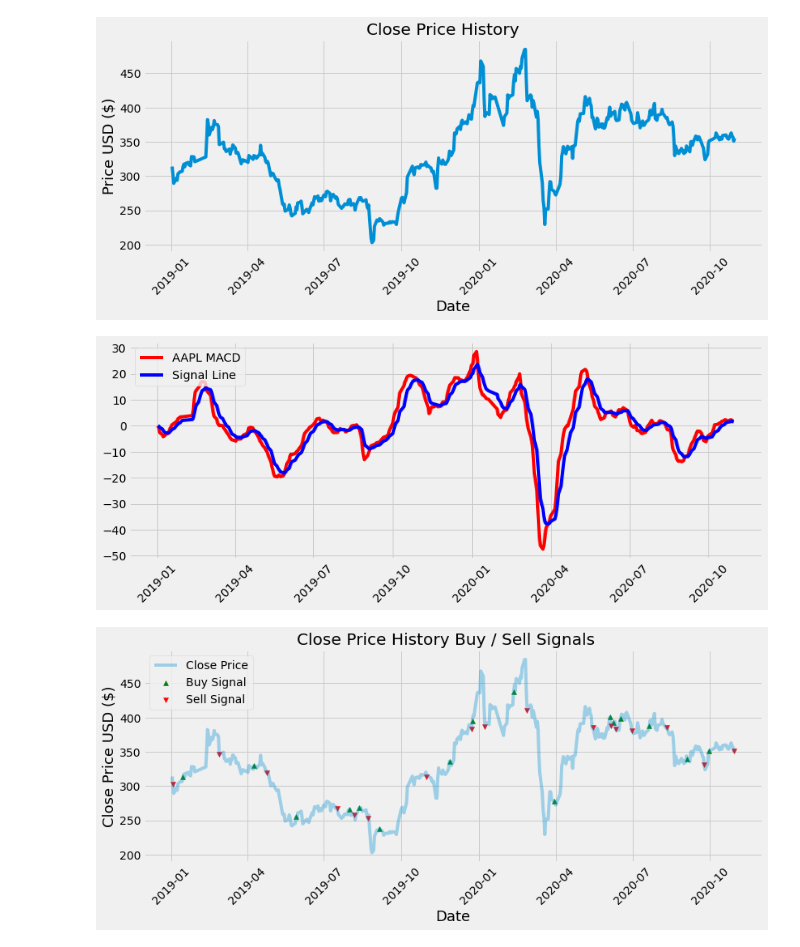
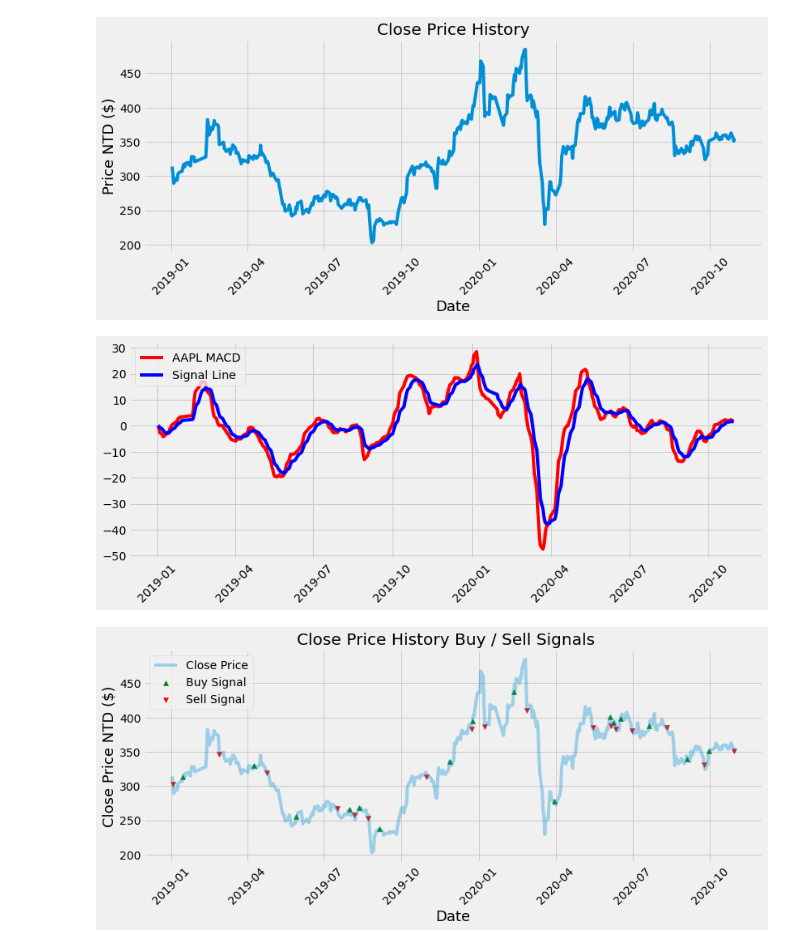
Before and after one commit to toby0622/Stock-Investment-Using-Python, a Jupyter notebook: Final Result.ipynb, the cells around one changed output. Cells and saved outputs as stored; diff of their text form; code cells hidden in the pictures.

```diff
--- a/Final Result.ipynb
+++ b/Final Result.ipynb
@@ -25,7 +25,7 @@ plt.plot( my_stocks['Close'],  label='Close')#plt.plot( X-Axis , Y-Axis, line_wi
 plt.xticks(rotation=45)
 plt.title(title)
 plt.xlabel('Date',fontsize=18)
-plt.ylabel('Price USD ($)',fontsize=18)
+plt.ylabel('Price NTD ($)',fontsize=18)
 plt.show()
 
 #Calculate the MACD and Signal Line indicators
@@ -73,35 +73,35 @@ def buy_sell(signal):
         else:
           sigPriceBuy.append(np.nan)
           sigPriceSell.append(np.nan)
       else: #Handling nan values
         sigPriceBuy.append(np.nan)
         sigPriceSell.append(np.nan)
 
   return (sigPriceBuy, sigPriceSell)
 
 #Create buy and sell columns
 x = buy_sell(df)
 df['Buy_Signal_Price'] = x[0]
 df['Sell_Signal_Price'] = x[1]
 
 # Visually Show The Stock buy and sell signals
 # Create the title
-title = 'Close Price History Buy / Sell Signals   '
+title = 'Close Price History Buy / Sell Signals'
 #Get the stocks
 my_stocks = df
 
 #Create and plot the graph
 plt.figure(figsize=(12.2,4.5)) #width = 12.2in, height = 4.5
 plt.scatter(my_stocks.index, my_stocks['Buy_Signal_Price'], color = 'green', label='Buy Signal', marker = '^', alpha = 1)
 plt.scatter(my_stocks.index, my_stocks['Sell_Signal_Price'], color = 'red', label='Sell Signal', marker = 'v', alpha = 1)
 plt.plot( my_stocks['Close'],  label='Close Price', alpha = 0.35)#plt.plot( X-Axis , Y-Axis, line_width, alpha_for_blending,  label)
 plt.xticks(rotation=45)
 plt.title(title)
 plt.xlabel('Date',fontsize=18)
-plt.ylabel('Close Price USD ($)',fontsize=18)
+plt.ylabel('Close Price NTD ($)',fontsize=18)
 plt.legend( loc='upper left')
 plt.show()
 # %% [output]
-[figure, old version]
+[figure, new version]
 [figure]
 [figure]
```
